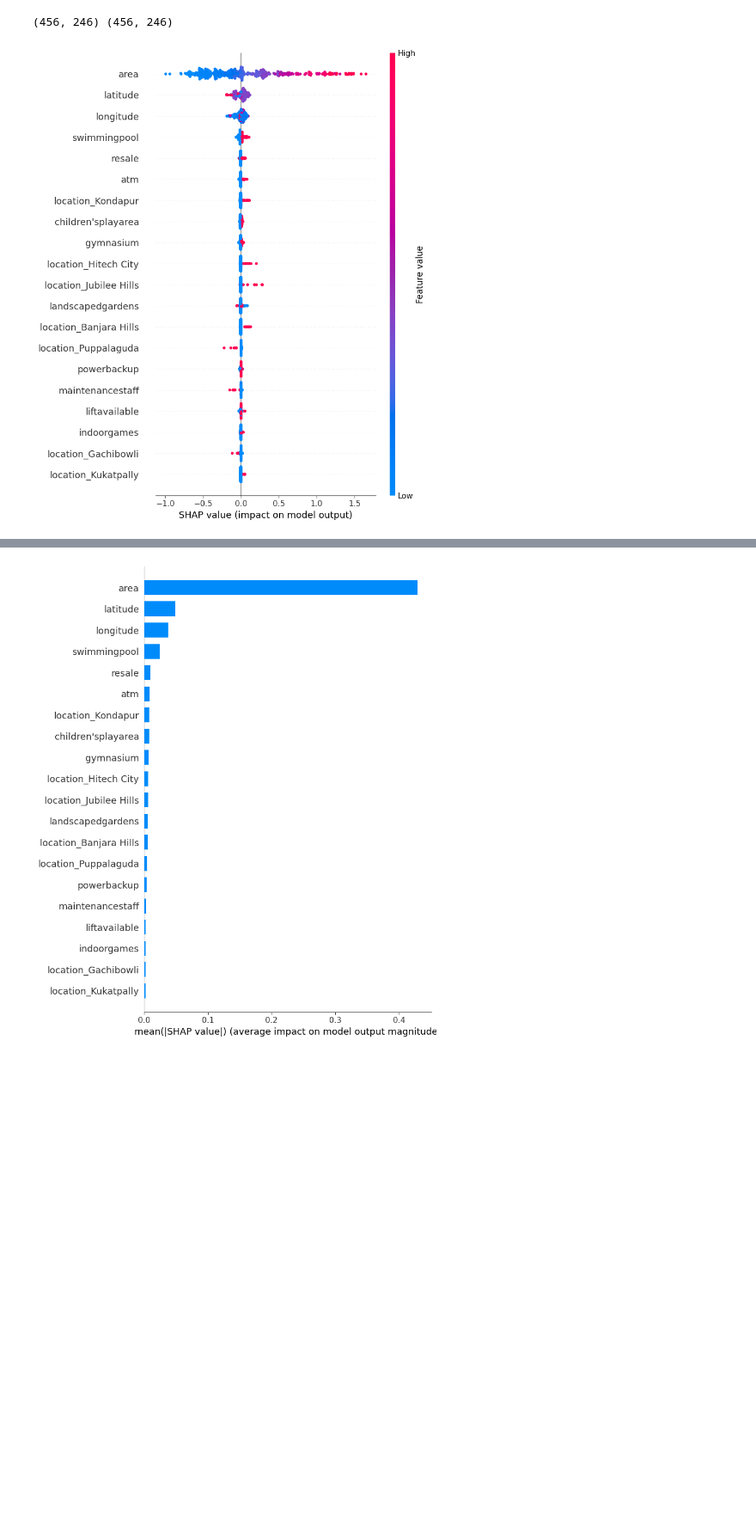
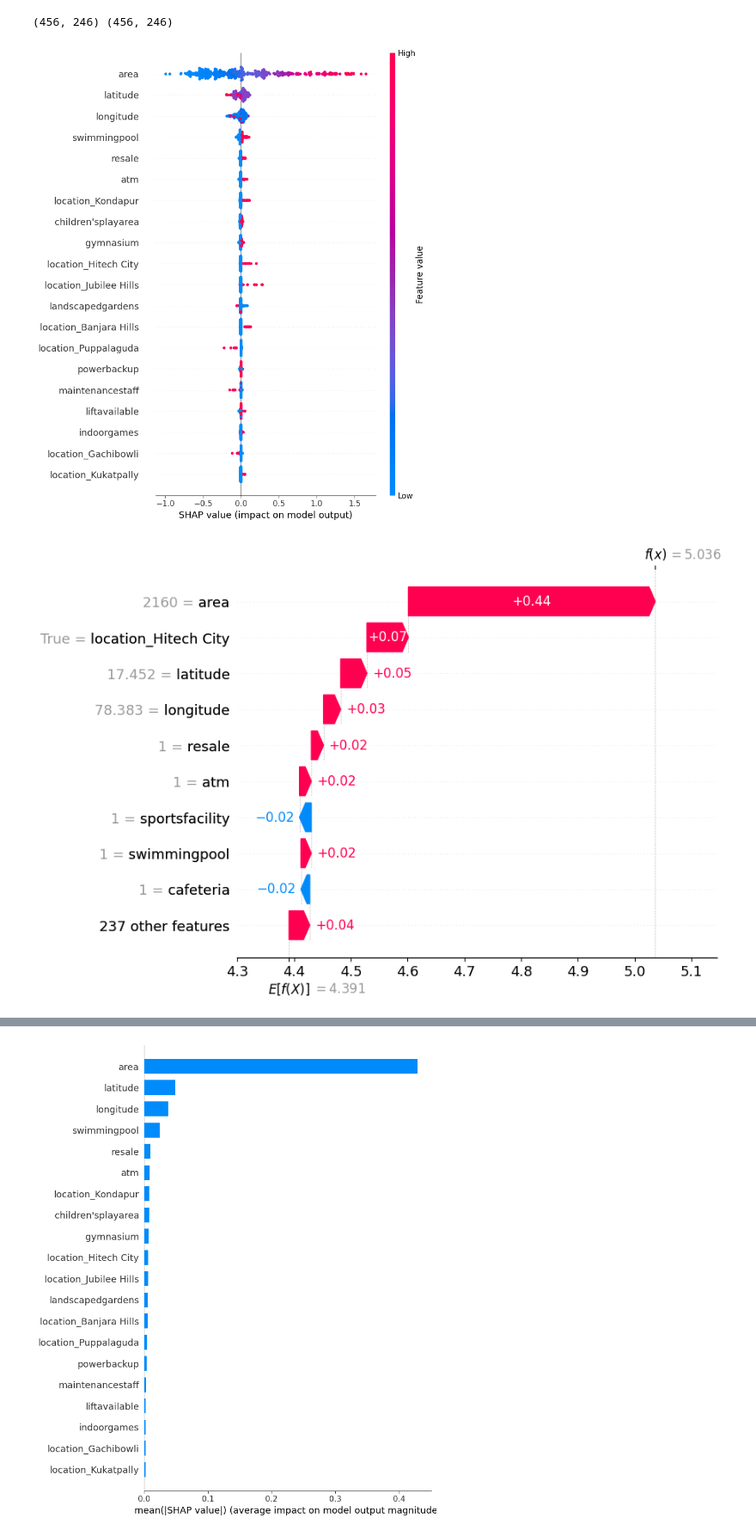
Before and after one commit to MohammedMateen0/hyderabad-house-price-prediction-xgboost-shap, a Jupyter notebook: notebooks/shap.ipynb, the cells around one changed output, grey strips where cells are left out. Shown at 86% size. Cells and saved outputs as stored; diff of their text form; code cells hidden in the pictures; blank space fills up the shorter version.

```diff
--- a/notebooks/shap.ipynb
+++ b/notebooks/shap.ipynb
@@ -8,7 +8,7 @@ from sklearn.model_selection import train_test_split
 
 from xgboost import XGBRegressor
 # %%
-data=pd.read_csv('../../../Apartment_Price_Predictor/data/processed/hyderabad_cleaned.csv')
+data=pd.read_csv('../../Apartment_Price_Predictor/data/processed/hyderabad_cleaned.csv')
 # %%
 data.info()
 # %% [output]
@@ -82,14 +82,17 @@ shap.summary_plot(
     X_test
 )
 # %% [output]
-[figure, old version]
+[figure, new version]
 # %%
 shap.plots.waterfall(shap_values[0],show=False)
 plt.savefig(
-    "../plots/shap_waterfall.png",
+    "../plots/waterfall_plot.png",
     bbox_inches='tight',
 
 )
+plt.show()
+# %% [output]
+[figure, added]
 # %%
 shap.dependence_plot(
     "area",
```
Also changed, not shown: parts of 4 cells of this notebook, 3 other files.
